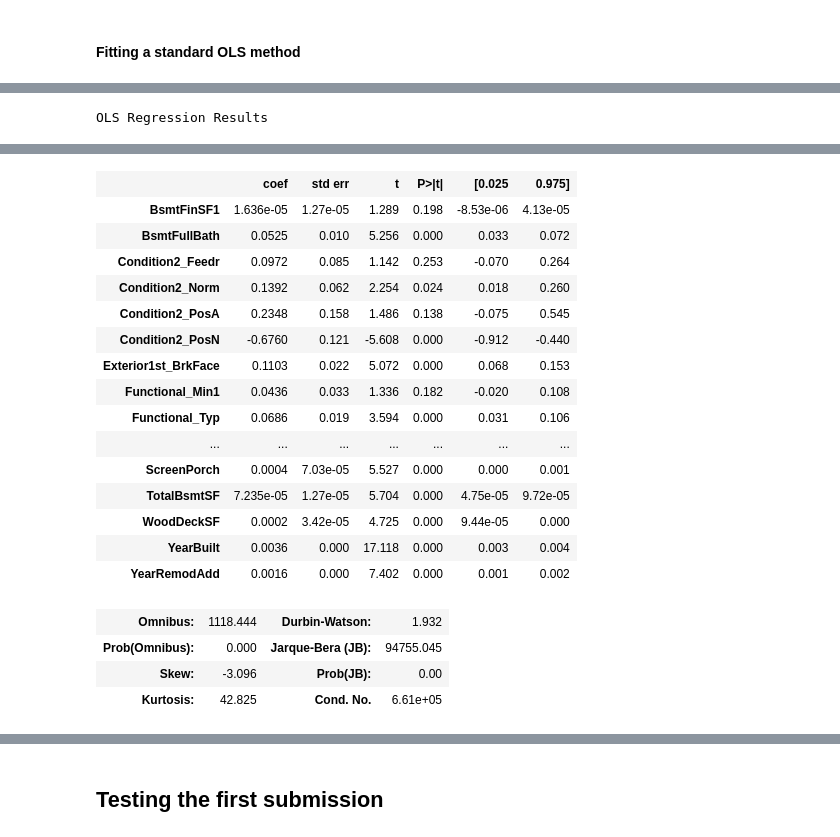
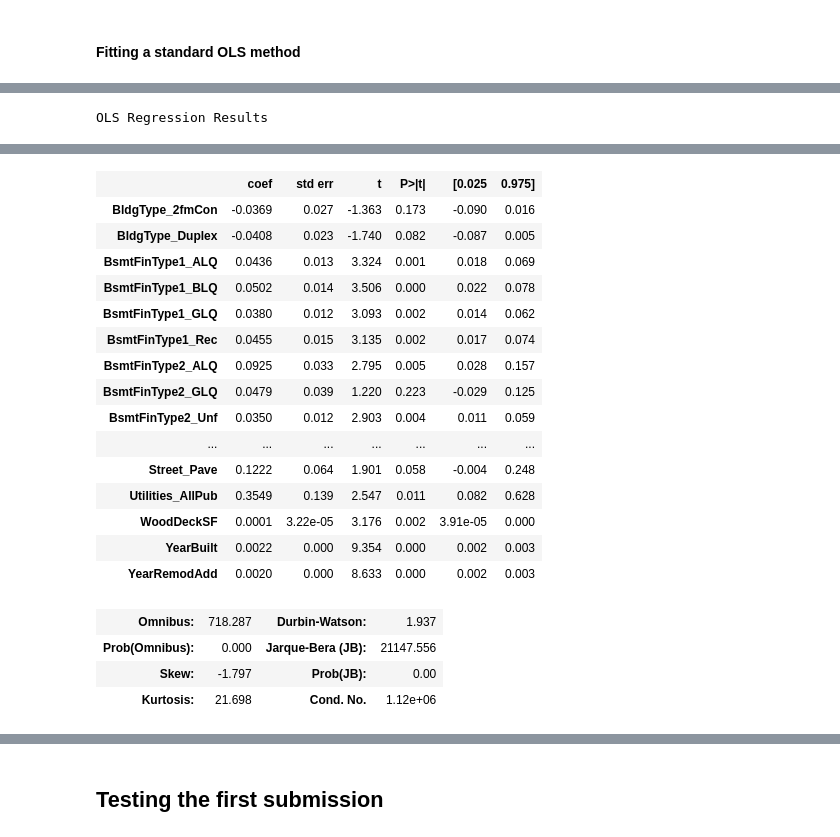
Before and after one commit to sagnikrana/Advanced-Regression-Techniques---House-Price, a Jupyter notebook: Iowa_house_price_prediction.ipynb, the cells around one changed output, grey strips where cells are left out. Drawn from its saved outputs; the diff is of its cells as text; code cells hidden in the pictures.

```diff
--- a/Iowa_house_price_prediction.ipynb
+++ b/Iowa_house_price_prediction.ipynb
@@ -243,5 +250,17 @@ for ft in cat_ft:
 # %%
-data['GarageYrBlt'].fillna(0,inplace=True)
+cols_to_be_removed = ['MiscFeature', 'Alley', 'PoolQC', 'Electrical',
+                      'MasVnrType','GarageQual', 'BsmtCond','BsmtQual',
+                      'BsmtExposure','RoofMatl','Condition2']
+data.drop(columns=cols_to_be_removed, inplace = True)
+
+cat_ft =['Fence','FireplaceQu','GarageCond','GarageType',
+         'GarageFinish','BsmtFinType2',
+         'BsmtFinType1']
+
+for ft in cat_ft:
+    data[ft].fillna('Other',inplace=True)
+
+    data['GarageYrBlt'].fillna(0,inplace=True)
 data['MasVnrArea'].fillna(0,inplace=True)
 data['LotFrontage']= data.groupby('Neighborhood')['LotFrontage'].transform(lambda x: x.fillna(x.median()))
 # %% [markdown]
@@ -374,6 +391,7 @@ import statsmodels.api as sm
 # Note the difference in argument order
 model = sm.OLS(y, X).fit()
 predictions = model.predict(X_test) # make the predictions by the model
+p_value_dict = dict(model.pvalues)
 
 # Print out the statistics
 model.summary()
@@ -414,25 +432,20 @@ Warnings:
 strong multicollinearity problems or that the design matrix is singular.
-# %%
-for item in ['RoofMatl_Membran', 'RoofMatl_Metal', 'RoofMatl_ClyTile', 'GarageQual_Ex']:
-    confidence_interval_99_features.remove(item)
 # %%
-# p_value_dict = dict(sm.OLS(y, X).fit().pvalues)
+confidence_interval_99_features = []
+confidence_interval_95_features = []
+confidence_interval_90_features = []
 
-# confidence_interval_99_features = []
-# confidence_interval_95_features = []
-# confidence_interval_90_features = []
+for item in p_value_dict:
+    if p_value_dict[item] < 0.01:
+        confidence_interval_99_features.append(item)
 
-# for item in p_value_dict:
-#     if p_value_dict[item] < 0.01:
-#         confidence_interval_99_features.append(item)
+for item in p_value_dict:
+    if p_value_dict[item] < 0.05:
+        confidence_interval_95_features.append(item)
 
-# for item in p_value_dict:
-#     if p_value_dict[item] < 0.05:
-#         confidence_interval_95_features.append(item)
-
-# for item in p_value_dict:
-#     if p_value_dict[item] < 0.10:
-#         confidence_interval_95_features.append(item)
+for item in p_value_dict:
+    if p_value_dict[item] < 0.10:
+        confidence_interval_95_features.append(item)
 
 
 # Splitting into X and y for training purpose
@@ -462,23 +475,23 @@ OLS Regression Results
 | Covariance Type: | nonrobust |  |  |
 |  | coef | std err | t | P>|t| | [0.025 | 0.975] |
-| BsmtFinSF1 | 1.636e-05 | 1.27e-05 | 1.289 | 0.198 | -8.53e-06 | 4.13e-05 |
-| BsmtFullBath | 0.0525 | 0.010 | 5.256 | 0.000 | 0.033 | 0.072 |
-| Condition2_Feedr | 0.0972 | 0.085 | 1.142 | 0.253 | -0.070 | 0.264 |
-| Condition2_Norm | 0.1392 | 0.062 | 2.254 | 0.024 | 0.018 | 0.260 |
-| Condition2_PosA | 0.2348 | 0.158 | 1.486 | 0.138 | -0.075 | 0.545 |
-| Condition2_PosN | -0.6760 | 0.121 | -5.608 | 0.000 | -0.912 | -0.440 |
-| Exterior1st_BrkFace | 0.1103 | 0.022 | 5.072 | 0.000 | 0.068 | 0.153 |
-| Functional_Min1 | 0.0436 | 0.033 | 1.336 | 0.182 | -0.020 | 0.108 |
-| Functional_Typ | 0.0686 | 0.019 | 3.594 | 0.000 | 0.031 | 0.106 |
+| BldgType_2fmCon | -0.0369 | 0.027 | -1.363 | 0.173 | -0.090 | 0.016 |
+| BldgType_Duplex | -0.0408 | 0.023 | -1.740 | 0.082 | -0.087 | 0.005 |
+| BsmtFinType1_ALQ | 0.0436 | 0.013 | 3.324 | 0.001 | 0.018 | 0.069 |
+| BsmtFinType1_BLQ | 0.0502 | 0.014 | 3.506 | 0.000 | 0.022 | 0.078 |
+| BsmtFinType1_GLQ | 0.0380 | 0.012 | 3.093 | 0.002 | 0.014 | 0.062 |
+| BsmtFinType1_Rec | 0.0455 | 0.015 | 3.135 | 0.002 | 0.017 | 0.074 |
+| BsmtFinType2_ALQ | 0.0925 | 0.033 | 2.795 | 0.005 | 0.028 | 0.157 |
+| BsmtFinType2_GLQ | 0.0479 | 0.039 | 1.220 | 0.223 | -0.029 | 0.125 |
+| BsmtFinType2_Unf | 0.0350 | 0.012 | 2.903 | 0.004 | 0.011 | 0.059 |
 | ... | ... | ... | ... | ... | ... | ... |
-| ScreenPorch | 0.0004 | 7.03e-05 | 5.527 | 0.000 | 0.000 | 0.001 |
-| TotalBsmtSF | 7.235e-05 | 1.27e-05 | 5.704 | 0.000 | 4.75e-05 | 9.72e-05 |
-| WoodDeckSF | 0.0002 | 3.42e-05 | 4.725 | 0.000 | 9.44e-05 | 0.000 |
-| YearBuilt | 0.0036 | 0.000 | 17.118 | 0.000 | 0.003 | 0.004 |
-| YearRemodAdd | 0.0016 | 0.000 | 7.402 | 0.000 | 0.001 | 0.002 |
+| Street_Pave | 0.1222 | 0.064 | 1.901 | 0.058 | -0.004 | 0.248 |
+| Utilities_AllPub | 0.3549 | 0.139 | 2.547 | 0.011 | 0.082 | 0.628 |
+| WoodDeckSF | 0.0001 | 3.22e-05 | 3.176 | 0.002 | 3.91e-05 | 0.000 |
+| YearBuilt | 0.0022 | 0.000 | 9.354 | 0.000 | 0.002 | 0.003 |
+| YearRemodAdd | 0.0020 | 0.000 | 8.633 | 0.000 | 0.002 | 0.003 |
-| Omnibus: | 1118.444 | Durbin-Watson: | 1.932 |
-| Prob(Omnibus): | 0.000 | Jarque-Bera (JB): | 94755.045 |
-| Skew: | -3.096 | Prob(JB): | 0.00 |
-| Kurtosis: | 42.825 | Cond. No. | 6.61e+05 |
+| Omnibus: | 718.287 | Durbin-Watson: | 1.937 |
+| Prob(Omnibus): | 0.000 | Jarque-Bera (JB): | 21147.556 |
+| Skew: | -1.797 | Prob(JB): | 0.00 |
+| Kurtosis: | 21.698 | Cond. No. | 1.12e+06 |
 Warnings:
 [1] Standard Errors assume that the covariance matrix of the errors is correctly specified.
```
Also changed, not shown: parts of 22 cells of this notebook, 1 other file.
